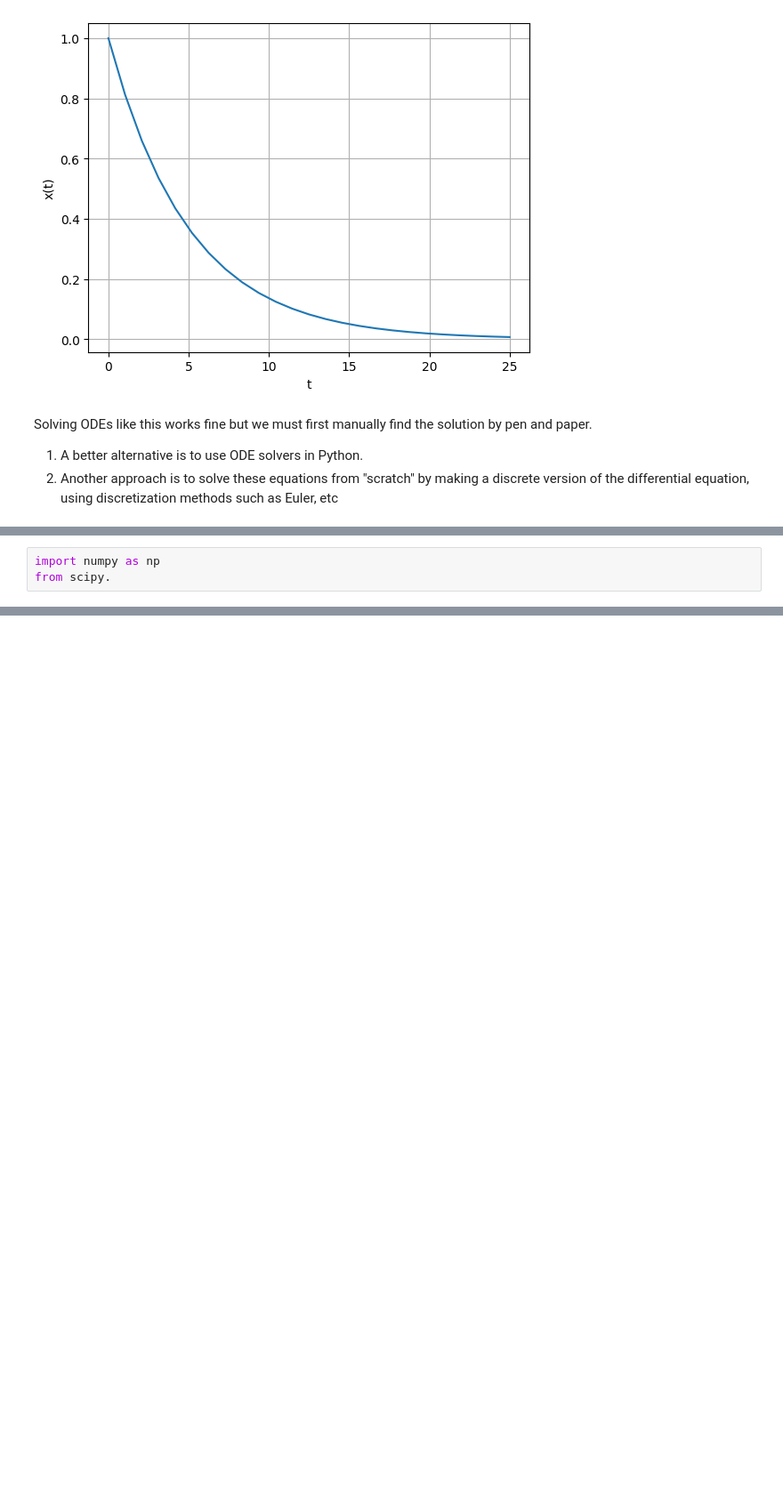
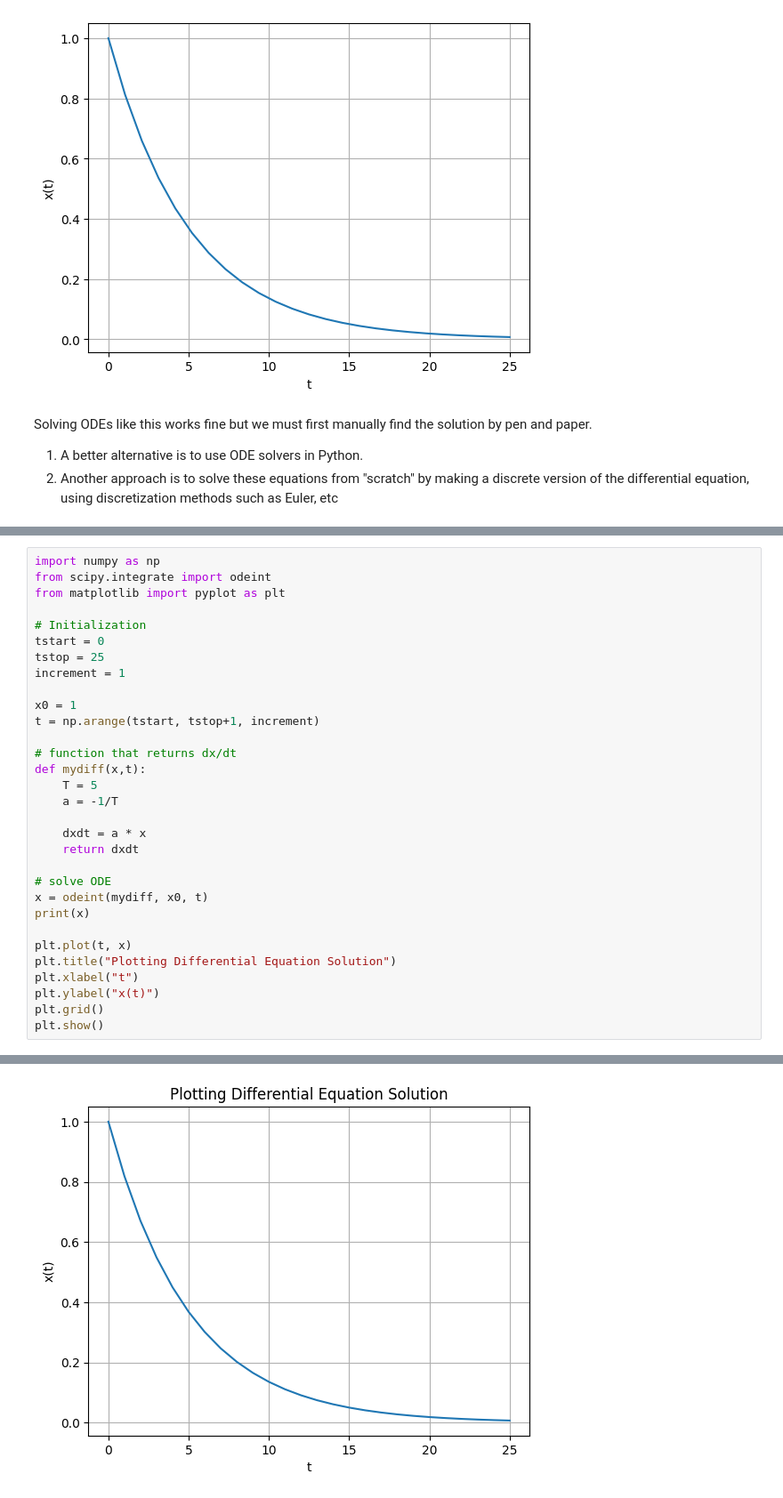
Before and after one commit to codewithlennylen/python-for-control, a Jupyter notebook: mathematics_applications/21_1_differential_equations.ipynb, the cells around one changed output, grey strips where cells are left out. Shown at 89% size. Saved outputs shown, nothing was run; the diff lists cells and outputs as text; blank space fills up the shorter version.

Commit message:
Differential Equations

```diff
--- a/mathematics_applications/21_1_differential_equations.ipynb
+++ b/mathematics_applications/21_1_differential_equations.ipynb
@@ -68,4 +68,33 @@ The **scipy.integrate** library has 2 powerful functions **ode()** and **odeint(
 ![image-2.png](attachment:image-2.png)
 # %%
 import numpy as np
-from scipy.
+from scipy.integrate import odeint
+from matplotlib import pyplot as plt
+
+# Initialization
+tstart = 0
+tstop = 25
+increment = 1
+
+x0 = 1
+t = np.arange(tstart, tstop+1, increment)
+
+# function that returns dx/dt
+def mydiff(x,t):
+    T = 5
+    a = -1/T
+
+    dxdt = a * x
+    return dxdt
+
+# solve ODE
+x = odeint(mydiff, x0, t)
+print(x)
+
+plt.plot(t, x)
+plt.title("Plotting Differential Equation Solution")
+plt.xlabel("t")
+plt.ylabel("x(t)")
+plt.grid()
+plt.show()
+# %% [output]
@@ -71,0 +118 @@ from scipy.
+[figure, added]
```
Also changed, not shown: parts of 1 cell of this notebook, 2 other files.
